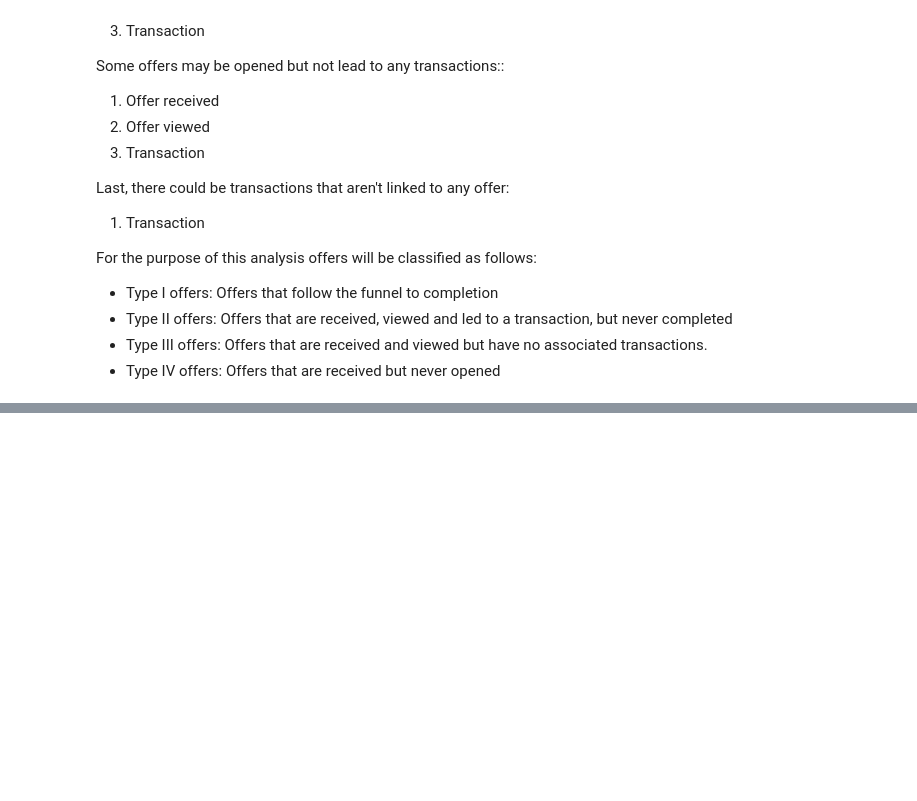
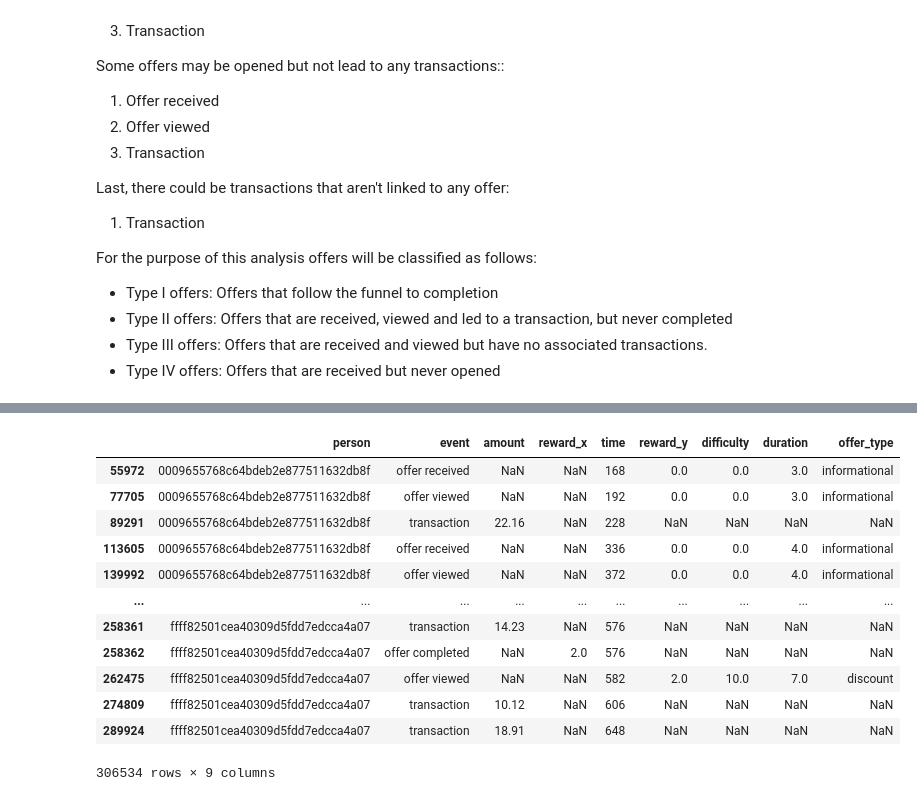
Before and after one commit to atrgz/starbucks_capstone, a Jupyter notebook: Starbucks_Capstone_notebook.ipynb, the cells around one changed output, grey strips where cells are left out. Saved outputs shown, nothing was run; the diff lists cells and outputs as text; code cells hidden in the pictures; blank space fills up the shorter version.

Commit message:
Expand Transcript

```diff
--- a/Starbucks_Capstone_notebook.ipynb
+++ b/Starbucks_Capstone_notebook.ipynb
@@ -311,4 +309,17 @@ For the purpose of this analysis offers will be classified as follows:
 * Type II offers: Offers that are received, viewed and led to a transaction, but never completed
 * Type III offers: Offers that are received and viewed but have no associated transactions.
 * Type IV offers: Offers that are received but never opened
+# %%
+# expland the dictionary in columns
+transcript_expand = transcript['value'].apply(pd.Series)
+
+# add the remaining columns from transcript
+transcript_expand = pd.concat([transcript[['person']], transcript[['event']], transcript_expand, transcript[['time']]], axis = 1)
+
+# offer id and offer_id columns after expanding need to be merged in one
+transcript_expand['offer_id'] = transcript_expand[['offer id', 'offer_id']].bfill(axis=1).iloc[:,0]
+
+# drop offer_id and rename offer id
+transcript_expand = transcript_expand.drop(columns=['offer_id'])
+transcript_expand = transcript_expand.rename(columns={'offer id' : 'offer_id'})
 # %%
@@ -316,0 +334,21 @@ transactions.head(
+# %%
+# merge the details of the offers from the portfolio dataframe
+
+transcript_log = transcript_expand.merge(portfolio, left_on='offer_id', right_on='id', how='left')
+transcript_log = transcript_log.drop(columns=['channels', 'offer_id', 'id'])
+# %%
+transcript_log.sort_values(by=['person','time'], ascending=True)
+# %% [output]
+|  | person | event | amount | reward_x | time | reward_y | difficulty | duration | offer_type |
+| 55972 | 0009655768c64bdeb2e877511632db8f | offer received | NaN | NaN | 168 | 0.0 | 0.0 | 3.0 | informational |
+| 77705 | 0009655768c64bdeb2e877511632db8f | offer viewed | NaN | NaN | 192 | 0.0 | 0.0 | 3.0 | informational |
+| 89291 | 0009655768c64bdeb2e877511632db8f | transaction | 22.16 | NaN | 228 | NaN | NaN | NaN | NaN |
+| 113605 | 0009655768c64bdeb2e877511632db8f | offer received | NaN | NaN | 336 | 0.0 | 0.0 | 4.0 | informational |
+| 139992 | 0009655768c64bdeb2e877511632db8f | offer viewed | NaN | NaN | 372 | 0.0 | 0.0 | 4.0 | informational |
+| ... | ... | ... | ... | ... | ... | ... | ... | ... | ... |
+| 258361 | ffff82501cea40309d5fdd7edcca4a07 | transaction | 14.23 | NaN | 576 | NaN | NaN | NaN | NaN |
+| 258362 | ffff82501cea40309d5fdd7edcca4a07 | offer completed | NaN | 2.0 | 576 | NaN | NaN | NaN | NaN |
+| 262475 | ffff82501cea40309d5fdd7edcca4a07 | offer viewed | NaN | NaN | 582 | 2.0 | 10.0 | 7.0 | discount |
+| 274809 | ffff82501cea40309d5fdd7edcca4a07 | transaction | 10.12 | NaN | 606 | NaN | NaN | NaN | NaN |
+| 289924 | ffff82501cea40309d5fdd7edcca4a07 | transaction | 18.91 | NaN | 648 | NaN | NaN | NaN | NaN |
+306534 rows × 9 columns
```
Also changed, not shown: parts of 2 cells of this notebook.
